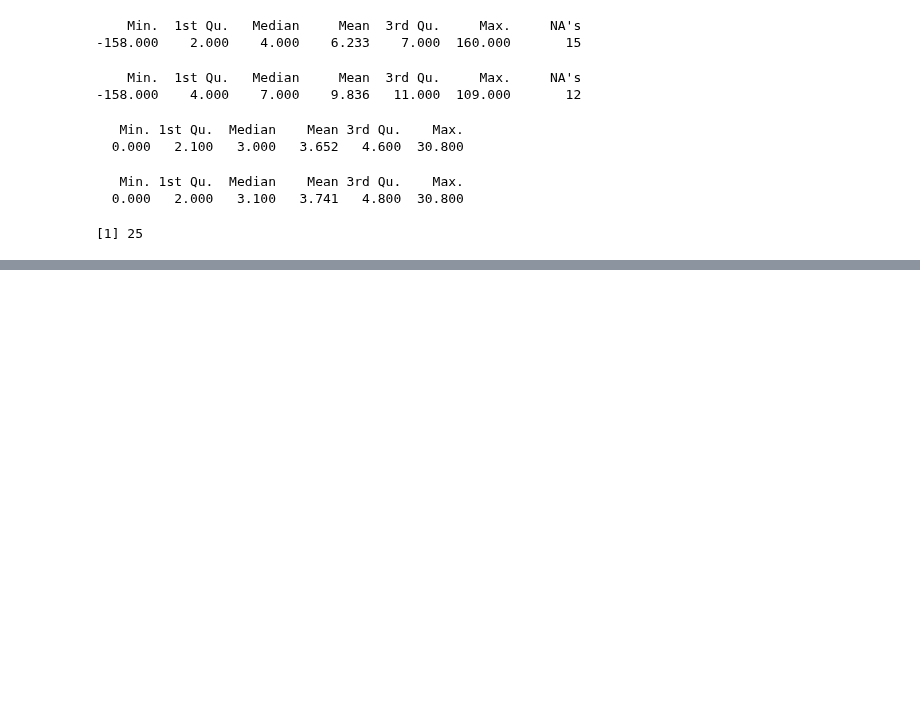
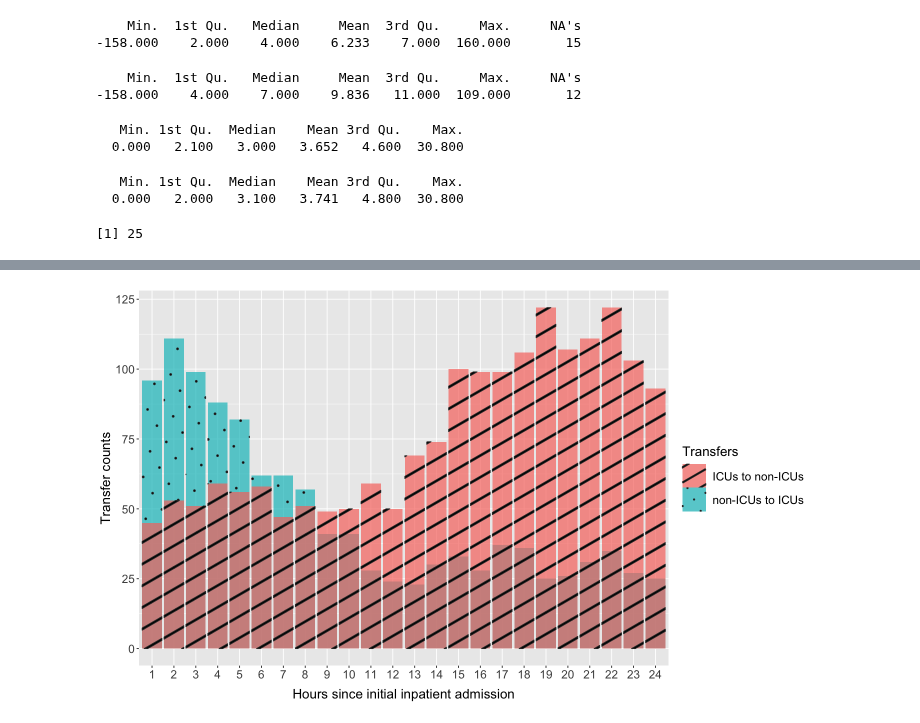
Before and after one commit to Minh084/TDA, a Jupyter notebook: 5_results_analysis/5.3_EDA_R.ipynb, the cells around one changed output, grey strips where cells are left out. Saved outputs shown, nothing was run; the diff lists cells and outputs as text; code cells hidden in the pictures; blank space fills up the shorter version.

```diff
--- a/5_results_analysis/5.3_EDA_R.ipynb
+++ b/5_results_analysis/5.3_EDA_R.ipynb
@@ -894,0 +973,5 @@ nrow(txdeath)
+# %%
+label_counts2 <- label_counts %>%
+                    mutate(Transfers = ifelse(label_type  == "positive", "non-ICUs to ICUs",
+                                              "ICUs to non-ICUs"))
+colors2 <- c('ICUs to non-ICUs'='firebrick1', 'non-ICUs to ICUs'='dodgerblue1')
@@ -894,0 +990,21 @@ nrow(txdeath)
+# %%
+options(repr.plot.width=12, repr.plot.height=7)
+
+ggplot(label_counts2, aes(x=hour, y=count, fill = Transfers)) +
+    geom_bar_pattern(aes(pattern = Transfers),
+                     pattern_density = 0.1,
+                     pattern_fill = 'black', # patter_color =  'white',
+                     stat='identity', position='identity', alpha=0.7) +
+    labs(# title = "Overlapping Histograms of Transfers per Hour\n",
+            x = "Hours since initial inpatient admission",
+            y = "Transfer counts") +
+    # scale_pattern_manual(values = c(positive = "stripe", negative = "none")) +
+    scale_pattern_fill_manual(values = colors2) +
+    theme(axis.text = element_text(size=14),
+          # plot.title = element_text(size=16, hjust=0.5),
+          axis.title.x = element_text(margin = margin(t = 10, r = 0, b = 0, l = 0)),
+          axis.title = element_text(size=16), legend.key.size = unit(1, "cm"),
+          # legend.position = "none") +
+          legend.text=element_text(size=14), legend.title=element_text(size=16)) #+ #, face="bold"
+# %% [output]
+[figure, added]
```
Also changed, not shown: parts of 6 cells of this notebook.
